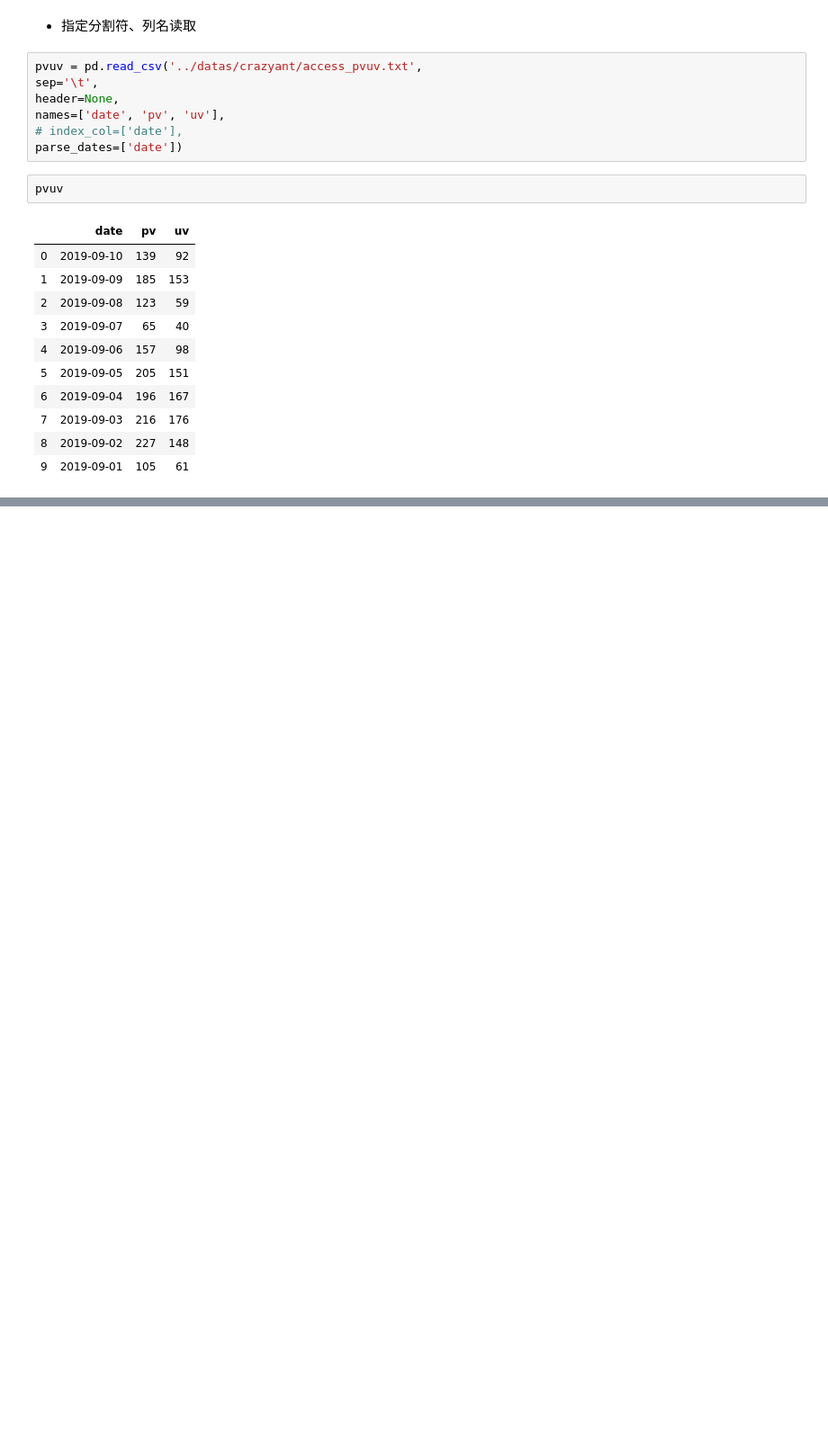
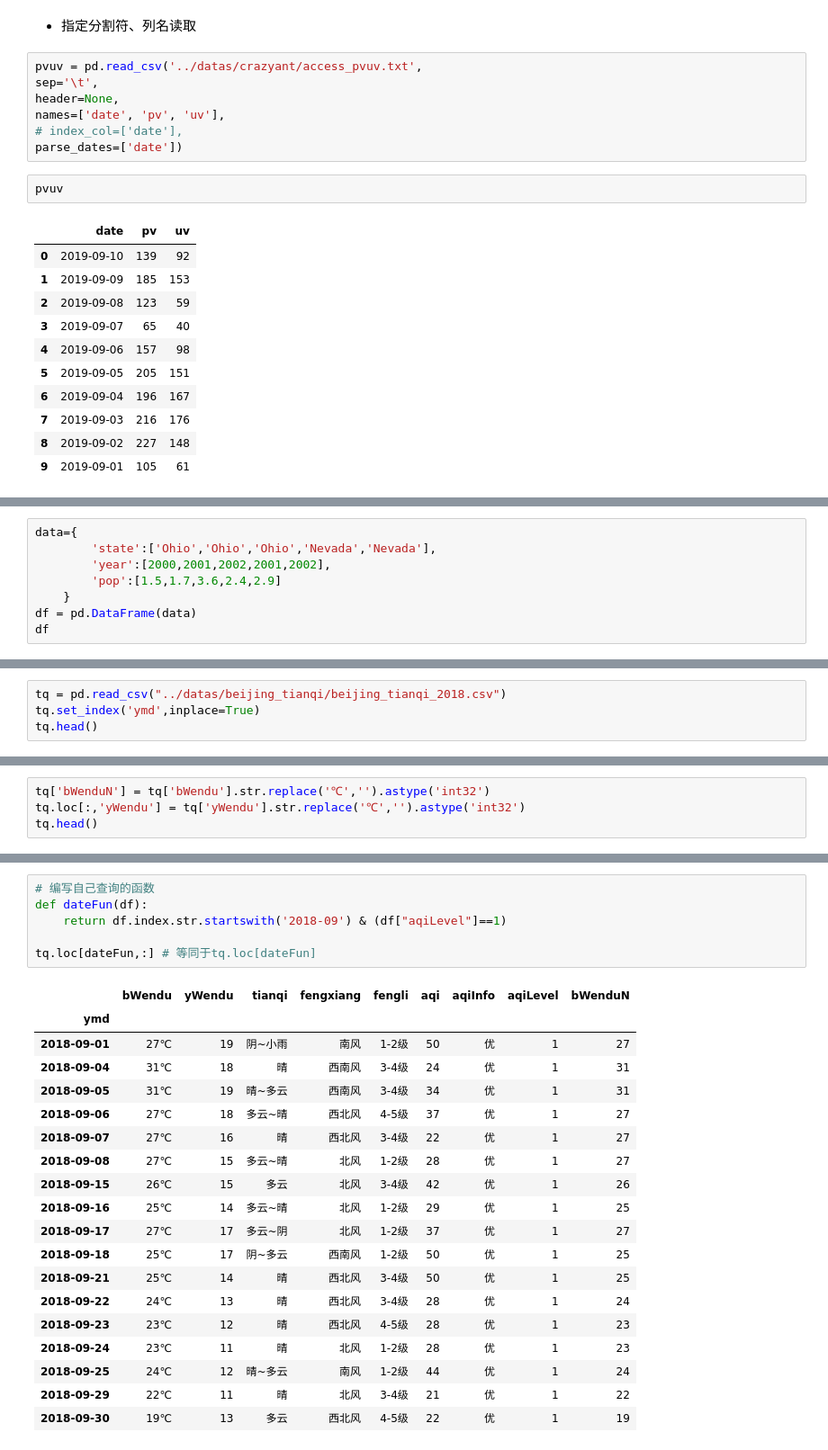
Before and after one commit to dlutfrank/ant-learn-pandas, a Jupyter notebook: note/learn_pandas.ipynb, the cells around one changed output, grey strips where cells are left out. Shown: that part at 90% size. Saved outputs shown, nothing was run; the diff lists cells and outputs as text; blank space fills up the shorter version.

```diff
--- a/note/learn_pandas.ipynb
+++ b/note/learn_pandas.ipynb
@@ -75,0 +162,8 @@ DatetimeIndex(['2019-09-10', '2019-09-09', '2019-09-08', '2019-09-07',
+# %%
+data={
+        'state':['Ohio','Ohio','Ohio','Nevada','Nevada'],
+        'year':[2000,2001,2002,2001,2002],
+        'pop':[1.5,1.7,3.6,2.4,2.9]
+    }
+df = pd.DataFrame(data)
+df
@@ -75,0 +212,4 @@ DatetimeIndex(['2019-09-10', '2019-09-09', '2019-09-08', '2019-09-07',
+# %%
+tq = pd.read_csv("../datas/beijing_tianqi/beijing_tianqi_2018.csv")
+tq.set_index('ymd',inplace=True)
+tq.head()
@@ -75,0 +285,4 @@ DatetimeIndex(['2019-09-10', '2019-09-09', '2019-09-08', '2019-09-07',
+# %%
+tq['bWenduN'] = tq['bWendu'].str.replace('℃','').astype('int32')
+tq.loc[:,'yWendu'] = tq['yWendu'].str.replace('℃','').astype('int32')
+tq.head()
@@ -75,0 +331,26 @@ DatetimeIndex(['2019-09-10', '2019-09-09', '2019-09-08', '2019-09-07',
+# %%
+# 编写自己查询的函数
+def dateFun(df):
+    return df.index.str.startswith('2018-09') & (df["aqiLevel"]==1)
+
+tq.loc[dateFun,:] # 等同于tq.loc[dateFun]
+# %% [output]
+|  | bWendu | yWendu | tianqi | fengxiang | fengli | aqi | aqiInfo | aqiLevel | bWenduN |
+| ymd |  |  |  |  |  |  |  |  |  |
+| 2018-09-01 | 27℃ | 19 | 阴~小雨 | 南风 | 1-2级 | 50 | 优 | 1 | 27 |
+| 2018-09-04 | 31℃ | 18 | 晴 | 西南风 | 3-4级 | 24 | 优 | 1 | 31 |
+| 2018-09-05 | 31℃ | 19 | 晴~多云 | 西南风 | 3-4级 | 34 | 优 | 1 | 31 |
+| 2018-09-06 | 27℃ | 18 | 多云~晴 | 西北风 | 4-5级 | 37 | 优 | 1 | 27 |
+| 2018-09-07 | 27℃ | 16 | 晴 | 西北风 | 3-4级 | 22 | 优 | 1 | 27 |
+| 2018-09-08 | 27℃ | 15 | 多云~晴 | 北风 | 1-2级 | 28 | 优 | 1 | 27 |
+| 2018-09-15 | 26℃ | 15 | 多云 | 北风 | 3-4级 | 42 | 优 | 1 | 26 |
+| 2018-09-16 | 25℃ | 14 | 多云~晴 | 北风 | 1-2级 | 29 | 优 | 1 | 25 |
+| 2018-09-17 | 27℃ | 17 | 多云~阴 | 北风 | 1-2级 | 37 | 优 | 1 | 27 |
+| 2018-09-18 | 25℃ | 17 | 阴~多云 | 西南风 | 1-2级 | 50 | 优 | 1 | 25 |
+| 2018-09-21 | 25℃ | 14 | 晴 | 西北风 | 3-4级 | 50 | 优 | 1 | 25 |
+| 2018-09-22 | 24℃ | 13 | 晴 | 西北风 | 3-4级 | 28 | 优 | 1 | 24 |
+| 2018-09-23 | 23℃ | 12 | 晴 | 西北风 | 4-5级 | 28 | 优 | 1 | 23 |
+| 2018-09-24 | 23℃ | 11 | 晴 | 北风 | 1-2级 | 28 | 优 | 1 | 23 |
+| 2018-09-25 | 24℃ | 12 | 晴~多云 | 南风 | 1-2级 | 44 | 优 | 1 | 24 |
+| 2018-09-29 | 22℃ | 11 | 晴 | 北风 | 3-4级 | 21 | 优 | 1 | 22 |
+| 2018-09-30 | 19℃ | 13 | 多云 | 西北风 | 4-5级 | 22 | 优 | 1 | 19 |
```
Also changed, not shown: parts of 38 cells of this notebook, 1 other file.
